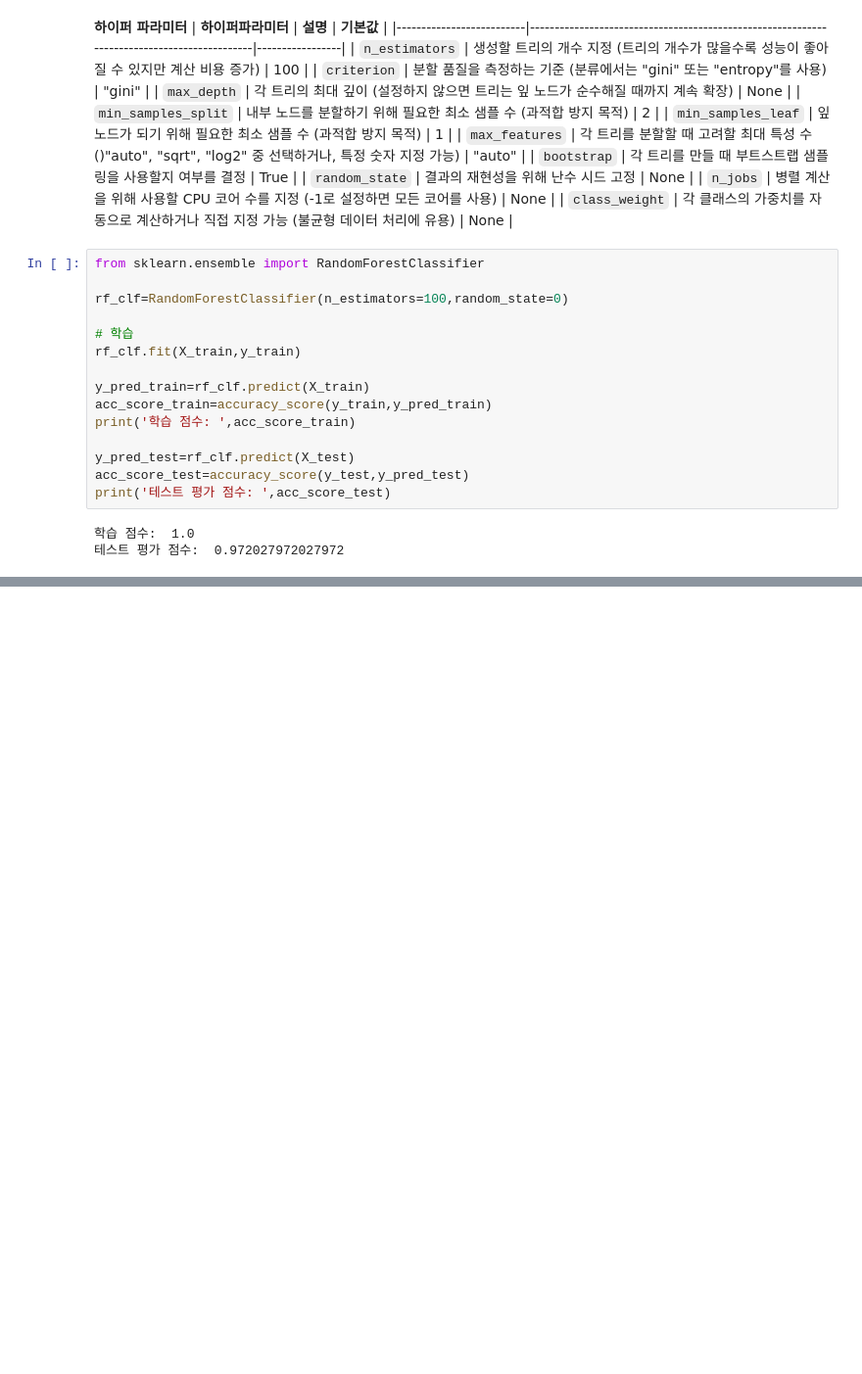
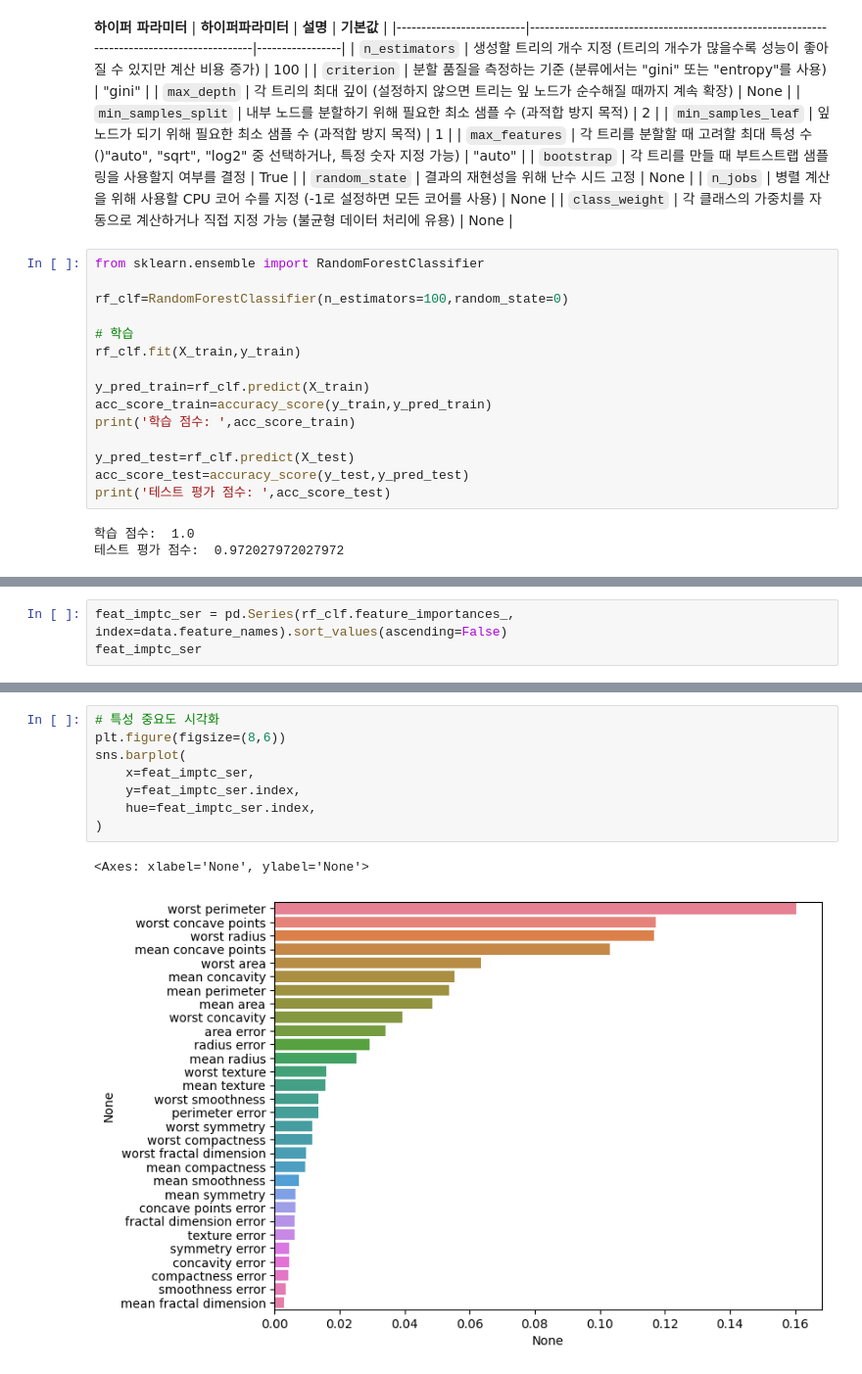
Before and after one commit to GTU9/encore_skn11, a Jupyter notebook: 05_ml_workspace/05_ensemble/01_ensemble.ipynb, the cells around one changed output, grey strips where cells are left out. Shown: that part at 98% size. Saved outputs shown, nothing was run; the diff lists cells and outputs as text; blank space fills up the shorter version.

```diff
--- a/05_ml_workspace/05_ensemble/01_ensemble.ipynb
+++ b/05_ml_workspace/05_ensemble/01_ensemble.ipynb
@@ -287,0 +308,3 @@ print(len(rf_clf.estimators_samples_[0]))
+# %%
+feat_imptc_ser = pd.Series(rf_clf.feature_importances_, index=data.feature_names).sort_values(ascending=False)
+feat_imptc_ser
@@ -287,0 +329,11 @@ print(len(rf_clf.estimators_samples_[0]))
+# %%
+# 특성 중요도 시각화
+plt.figure(figsize=(8,6))
+sns.barplot(
+    x=feat_imptc_ser,
+    y=feat_imptc_ser.index,
+    hue=feat_imptc_ser.index,
+)
+# %% [output]
+<Axes: xlabel='None', ylabel='None'>
+[figure, added]
```
Also changed, not shown: parts of 21 cells of this notebook.
